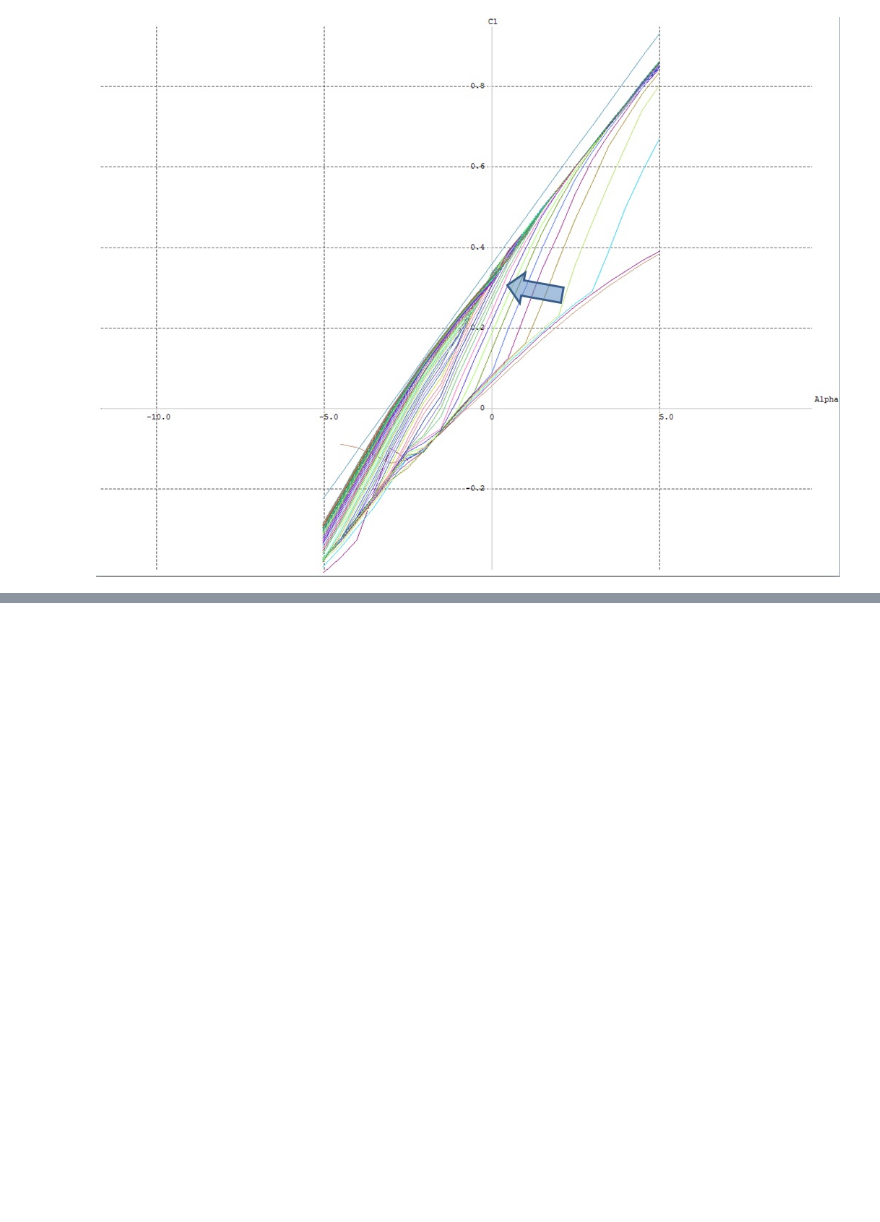
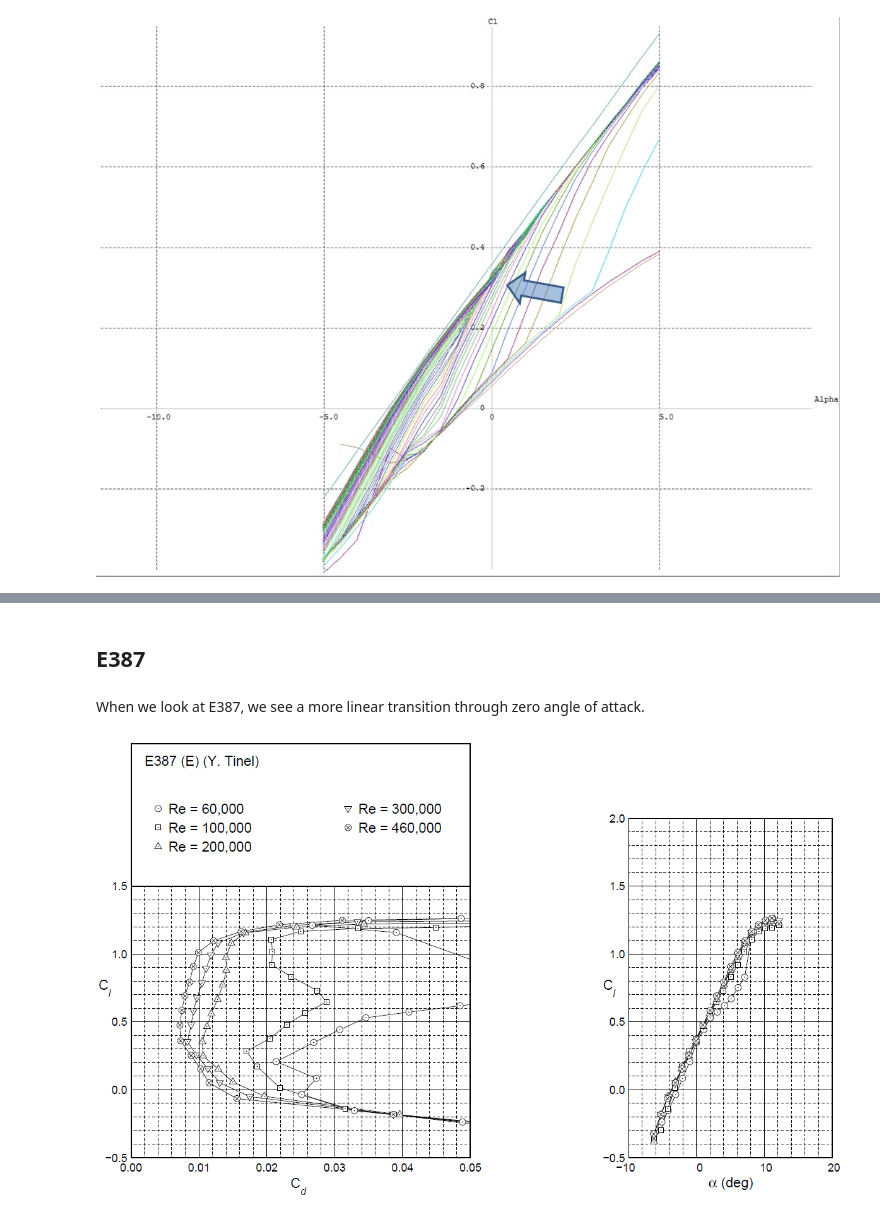
Before and after one commit to LTChaseJohnson/MAE6226, a Jupyter notebook: final project.ipynb, the cells around one changed output, grey strips where cells are left out. Cells and saved outputs as stored; diff of their text form; code cells hidden in the pictures; blank space fills up the shorter version.

```diff
--- a/final project.ipynb
+++ b/final project.ipynb
@@ -294,0 +317,9 @@ Image(filename='C:/Users/chasevjohnson/Dropbox/Graduate_School/AeroDynamics/s900
+# %% [markdown]
+## E387
+# %% [markdown]
+When we look at E387, we see a more linear transition through zero angle of attack.
+# %%
+from IPython.core.display import Image
+Image(filename='C:/Users/chasevjohnson/Dropbox/Graduate_School/AeroDynamics/e3873d.jpg')
+# %% [output]
+[figure, added]
```
Also changed, not shown: parts of 16 cells of this notebook.
